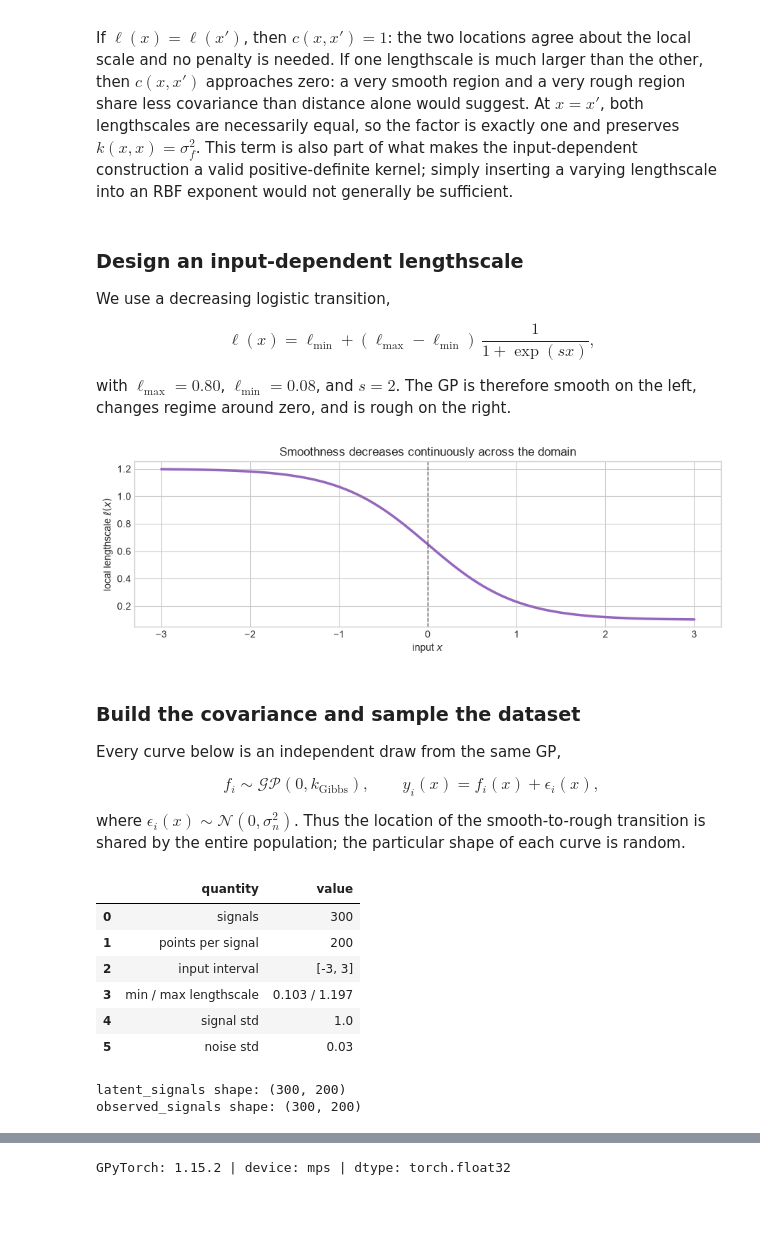
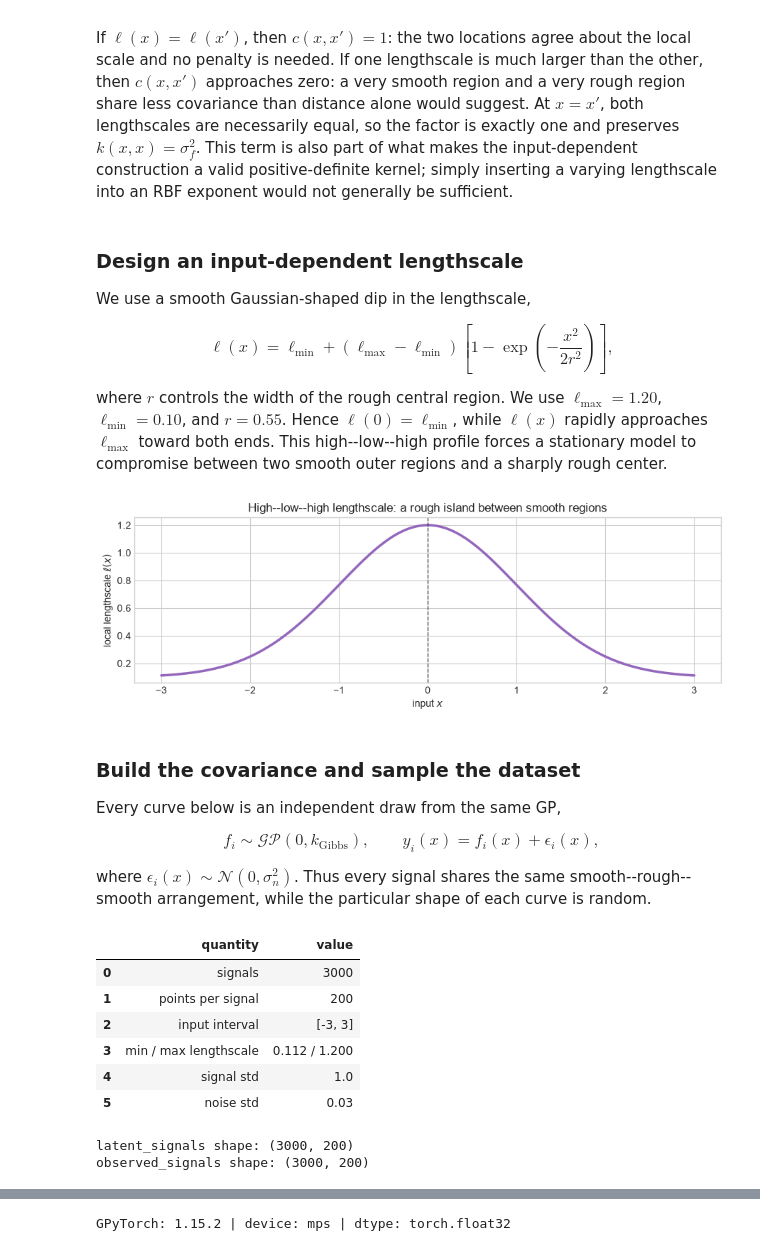
Before and after one commit to OLMOS-PM/GPPS_2026, a Jupyter notebook: 5-gp_nonstationary_kernels.ipynb, the cells around one changed output, grey strips where cells are left out. Drawn from its saved outputs; the diff is of its cells as text; code cells hidden in the pictures; blank space fills up the shorter version.

```diff
--- a/5-gp_nonstationary_kernels.ipynb
+++ b/5-gp_nonstationary_kernels.ipynb
@@ -65,35 +65,36 @@ If $\ell(x)=\ell(x')$, then $c(x,x')=1$: the two locations agree about the local
 # %% [markdown]
 ### Design an input-dependent lengthscale
 
-We use a decreasing logistic transition,
+We use a smooth Gaussian-shaped dip in the lengthscale,
 
-$$\ell(x)=\ell_{\min}+(\ell_{\max}-\ell_{\min})\,\frac{1}{1+\exp(sx)},$$
+$$\ell(x)=\ell_{\min}+(\ell_{\max}-\ell_{\min})\left[1-\exp\left(-\frac{x^2}{2r^2}\right)\right],$$
 
-with $\ell_{\max}=0.80$, $\ell_{\min}=0.08$, and $s=2$. The GP is therefore smooth on the left, changes regime around zero, and is rough on the right.
+where $r$ controls the width of the rough central region. We use $\ell_{\max}=1.20$, $\ell_{\min}=0.10$, and $r=0.55$. Hence $\ell(0)=\ell_{\min}$, while $\ell(x)$ rapidly approaches $\ell_{\max}$ toward both ends. This high--low--high profile forces a stationary model to compromise between two smooth outer regions and a sharply rough center.
 # %%
 n_points = 200
 x = np.linspace(-3.0, 3.0, n_points)
 
 ell_min = 0.1
 ell_max = 1.2
-transition_steepness = 2.0
+lengthscale_dip_width = 1.0
 signal_std = 1.0
 noise_std = 0.03
 
 def lengthscale_function(x):
-    return ell_min + (ell_max - ell_min) / (1.0 + np.exp(transition_steepness * x))
+    central_dip = np.exp(-0.5 * (x / lengthscale_dip_width)**2)
+    return ell_min + (ell_max - ell_min) * (central_dip)
 
 local_lengthscale = lengthscale_function(x)
 
 fig, ax = plt.subplots(figsize=(9, 3.2))
 ax.plot(x, local_lengthscale, linewidth=2.5, color="tab:purple")
 ax.axvline(0.0, color="black", linewidth=1, linestyle="--", alpha=0.6)
 ax.set(xlabel=r"input $x$", ylabel=r"local lengthscale $\ell(x)$",
-       title="Smoothness decreases continuously across the domain")
+       title="High--low--high lengthscale: a rough island between smooth regions")
 fig.tight_layout()
 plt.show()
 # %% [output]
-[figure, old version]
+[figure, new version]
 # %% [markdown]
 ### Build the covariance and sample the dataset
 
@@ -101,7 +102,7 @@ Every curve below is an independent draw from the same GP,
 
 $$f_i\sim\mathcal{GP}(0,k_{\mathrm{Gibbs}}),\qquad y_i(x)=f_i(x)+\epsilon_i(x),$$
 
-where $\epsilon_i(x)\sim\mathcal N(0,\sigma_n^2)$. Thus the location of the smooth-to-rough transition is shared by the entire population; the particular shape of each curve is random.
+where $\epsilon_i(x)\sim\mathcal N(0,\sigma_n^2)$. Thus every signal shares the same smooth--rough--smooth arrangement, while the particular shape of each curve is random.
 # %%
 def gibbs_kernel(x1, x2, lengthscale_fn, outputscale=1.0):
     x1 = np.asarray(x1, dtype=float)[:, None]
@@ -115,7 +116,7 @@ def gibbs_kernel(x1, x2, lengthscale_fn, outputscale=1.0):
 K = gibbs_kernel(x, x, lengthscale_function, outputscale=signal_std)
 K = 0.5 * (K + K.T)  # remove floating-point asymmetry
 
-n_signals = 300
+n_signals = 3000
 jitter = 1e-9
 L = np.linalg.cholesky(K + jitter * np.eye(n_points))
 latent_signals = rng.standard_normal((n_signals, n_points)) @ L.T
@@ -133,14 +134,14 @@ print("latent_signals shape:", latent_signals.shape)
 print("observed_signals shape:", observed_signals.shape)
 # %% [output]
 |  | quantity | value |
-| 0 | signals | 300 |
+| 0 | signals | 3000 |
 | 1 | points per signal | 200 |
 | 2 | input interval | [-3, 3] |
-| 3 | min / max lengthscale | 0.103 / 1.197 |
+| 3 | min / max lengthscale | 0.112 / 1.200 |
 | 4 | signal std | 1.0 |
 | 5 | noise std | 0.03 |
-latent_signals shape: (300, 200)
-observed_signals shape: (300, 200)
+latent_signals shape: (3000, 200)
+observed_signals shape: (3000, 200)
 # %% [markdown]
 ### Sample paths
 
```
Also changed, not shown: parts of 37 cells of this notebook.
